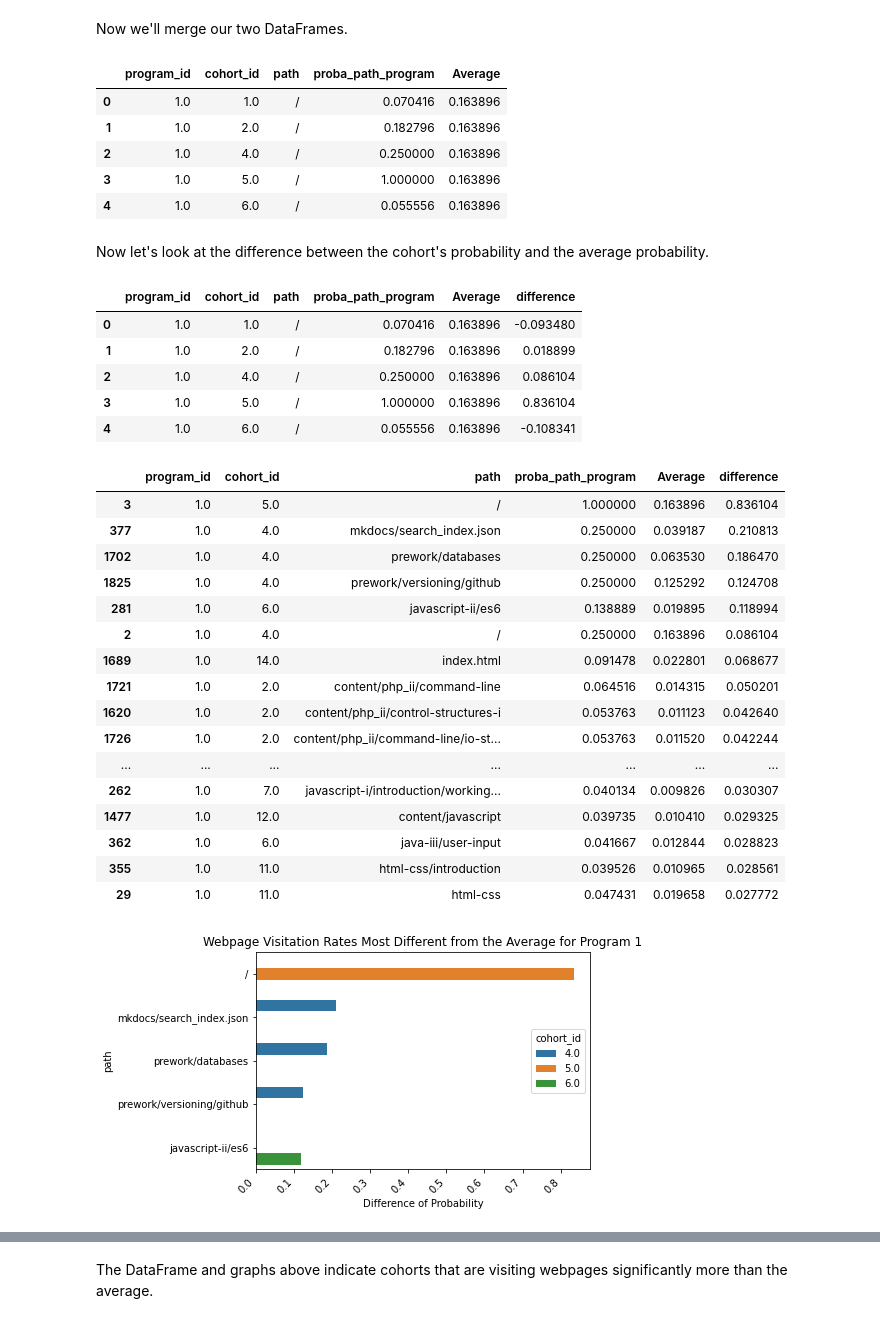
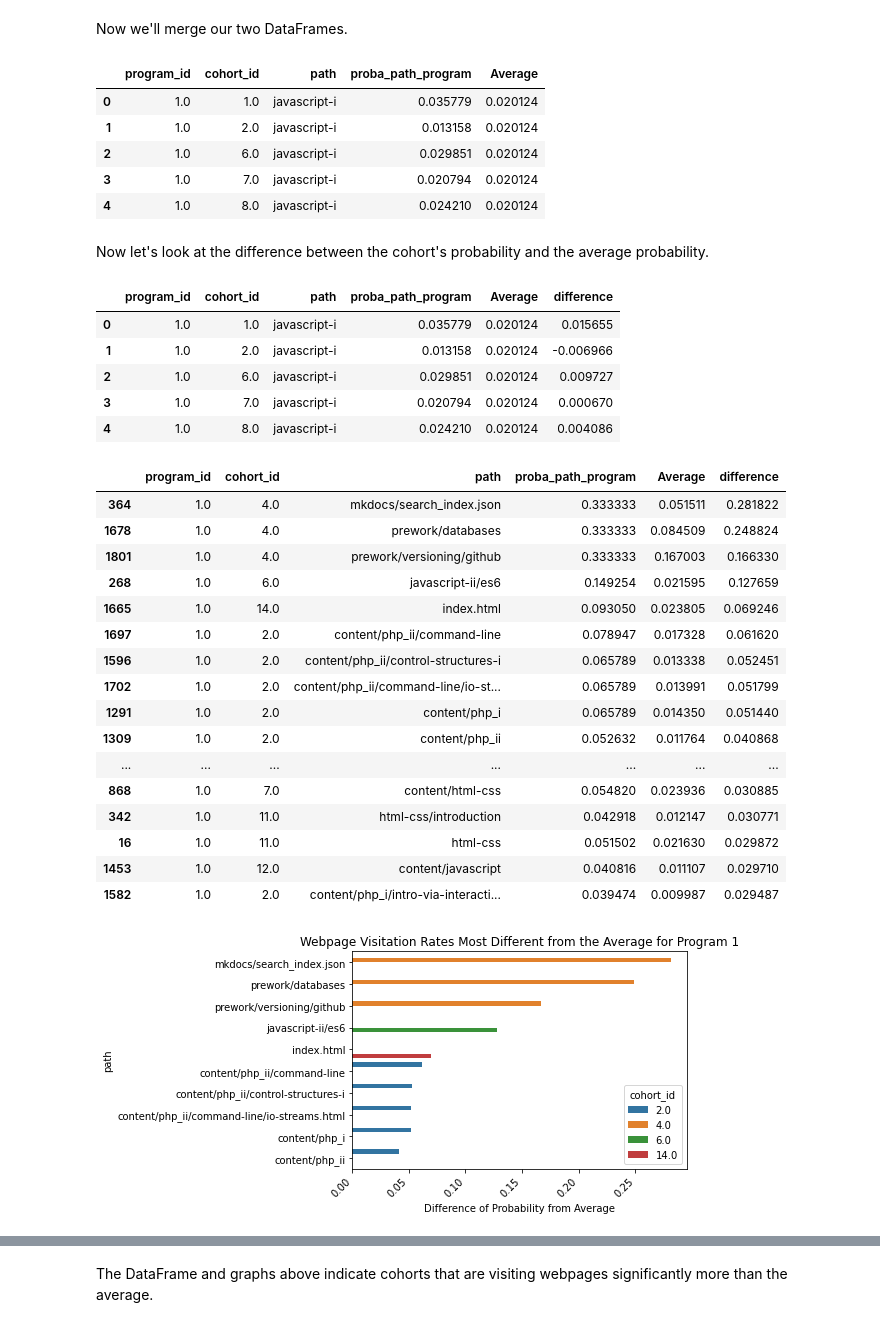
Before and after one commit to malachi-hale/anomaly-detection-project, a Jupyter notebook: Main_Notebook.ipynb, the cells around one changed output, grey strips where cells are left out. Drawn from its saved outputs; the diff is of its cells as text; code cells hidden in the pictures.

```diff
--- a/Main_Notebook.ipynb
+++ b/Main_Notebook.ipynb
@@ -162,0 +253,2 @@ df.head()
+# %%
+df = df[df.program_id != 4]
@@ -522,11 +919,11 @@ program_1 = pd.merge(program_1, average_probability, on = "path")
 program_1.head()
 # %% [output]
 |  | program_id | cohort_id | path | proba_path_program | Average |
-| 0 | 1.0 | 1.0 | / | 0.070416 | 0.163896 |
-| 1 | 1.0 | 2.0 | / | 0.182796 | 0.163896 |
-| 2 | 1.0 | 4.0 | / | 0.250000 | 0.163896 |
-| 3 | 1.0 | 5.0 | / | 1.000000 | 0.163896 |
-| 4 | 1.0 | 6.0 | / | 0.055556 | 0.163896 |
+| 0 | 1.0 | 1.0 | javascript-i | 0.035779 | 0.020124 |
+| 1 | 1.0 | 2.0 | javascript-i | 0.013158 | 0.020124 |
+| 2 | 1.0 | 6.0 | javascript-i | 0.029851 | 0.020124 |
+| 3 | 1.0 | 7.0 | javascript-i | 0.020794 | 0.020124 |
+| 4 | 1.0 | 8.0 | javascript-i | 0.024210 | 0.020124 |
 # %% [markdown]
 Now let's look at the difference between the cohort's probability and the average probability.
 # %%
@@ -534,36 +931,36 @@ program_1['difference'] = program_1['proba_path_program'] - program_1['Average']
 program_1.head()
 # %% [output]
 |  | program_id | cohort_id | path | proba_path_program | Average | difference |
-| 0 | 1.0 | 1.0 | / | 0.070416 | 0.163896 | -0.093480 |
-| 1 | 1.0 | 2.0 | / | 0.182796 | 0.163896 | 0.018899 |
-| 2 | 1.0 | 4.0 | / | 0.250000 | 0.163896 | 0.086104 |
-| 3 | 1.0 | 5.0 | / | 1.000000 | 0.163896 | 0.836104 |
-| 4 | 1.0 | 6.0 | / | 0.055556 | 0.163896 | -0.108341 |
+| 0 | 1.0 | 1.0 | javascript-i | 0.035779 | 0.020124 | 0.015655 |
+| 1 | 1.0 | 2.0 | javascript-i | 0.013158 | 0.020124 | -0.006966 |
+| 2 | 1.0 | 6.0 | javascript-i | 0.029851 | 0.020124 | 0.009727 |
+| 3 | 1.0 | 7.0 | javascript-i | 0.020794 | 0.020124 | 0.000670 |
+| 4 | 1.0 | 8.0 | javascript-i | 0.024210 | 0.020124 | 0.004086 |
 # %%
 program_1.sort_values(by = "difference", ascending = False).head(20)
 # %% [output]
 |  | program_id | cohort_id | path | proba_path_program | Average | difference |
-| 3 | 1.0 | 5.0 | / | 1.000000 | 0.163896 | 0.836104 |
-| 377 | 1.0 | 4.0 | mkdocs/search_index.json | 0.250000 | 0.039187 | 0.210813 |
-| 1702 | 1.0 | 4.0 | prework/databases | 0.250000 | 0.063530 | 0.186470 |
-| 1825 | 1.0 | 4.0 | prework/versioning/github | 0.250000 | 0.125292 | 0.124708 |
-| 281 | 1.0 | 6.0 | javascript-ii/es6 | 0.138889 | 0.019895 | 0.118994 |
-| 2 | 1.0 | 4.0 | / | 0.250000 | 0.163896 | 0.086104 |
-| 1689 | 1.0 | 14.0 | index.html | 0.091478 | 0.022801 | 0.068677 |
-| 1721 | 1.0 | 2.0 | content/php_ii/command-line | 0.064516 | 0.014315 | 0.050201 |
-| 1620 | 1.0 | 2.0 | content/php_ii/control-structures-i | 0.053763 | 0.011123 | 0.042640 |
-| 1726 | 1.0 | 2.0 | content/php_ii/command-line/io-st... | 0.053763 | 0.011520 | 0.042244 |
+| 364 | 1.0 | 4.0 | mkdocs/search_index.json | 0.333333 | 0.051511 | 0.281822 |
+| 1678 | 1.0 | 4.0 | prework/databases | 0.333333 | 0.084509 | 0.248824 |
+| 1801 | 1.0 | 4.0 | prework/versioning/github | 0.333333 | 0.167003 | 0.166330 |
+| 268 | 1.0 | 6.0 | javascript-ii/es6 | 0.149254 | 0.021595 | 0.127659 |
+| 1665 | 1.0 | 14.0 | index.html | 0.093050 | 0.023805 | 0.069246 |
+| 1697 | 1.0 | 2.0 | content/php_ii/command-line | 0.078947 | 0.017328 | 0.061620 |
+| 1596 | 1.0 | 2.0 | content/php_ii/control-structures-i | 0.065789 | 0.013338 | 0.052451 |
+| 1702 | 1.0 | 2.0 | content/php_ii/command-line/io-st... | 0.065789 | 0.013991 | 0.051799 |
+| 1291 | 1.0 | 2.0 | content/php_i | 0.065789 | 0.014350 | 0.051440 |
+| 1309 | 1.0 | 2.0 | content/php_ii | 0.052632 | 0.011764 | 0.040868 |
 | ... | ... | ... | ... | ... | ... | ... |
-| 262 | 1.0 | 7.0 | javascript-i/introduction/working... | 0.040134 | 0.009826 | 0.030307 |
-| 1477 | 1.0 | 12.0 | content/javascript | 0.039735 | 0.010410 | 0.029325 |
-| 362 | 1.0 | 6.0 | java-iii/user-input | 0.041667 | 0.012844 | 0.028823 |
-| 355 | 1.0 | 11.0 | html-css/introduction | 0.039526 | 0.010965 | 0.028561 |
-| 29 | 1.0 | 11.0 | html-css | 0.047431 | 0.019658 | 0.027772 |
+| 868 | 1.0 | 7.0 | content/html-css | 0.054820 | 0.023936 | 0.030885 |
+| 342 | 1.0 | 11.0 | html-css/introduction | 0.042918 | 0.012147 | 0.030771 |
+| 16 | 1.0 | 11.0 | html-css | 0.051502 | 0.021630 | 0.029872 |
+| 1453 | 1.0 | 12.0 | content/javascript | 0.040816 | 0.011107 | 0.029710 |
+| 1582 | 1.0 | 2.0 | content/php_i/intro-via-interacti... | 0.039474 | 0.009987 | 0.029487 |
 # %%
-different_from_average = program_1.sort_values(by = "difference", ascending = False).head(5)
+different_from_average = program_1.sort_values(by = "difference", ascending = False).head(10)
 # %%
 program_1_difference = sns.barplot(y = different_from_average.path, x = different_from_average.difference, hue = different_from_average.cohort_id)
 ticks = plt.setp(program_1_difference.get_xticklabels(), rotation = 45, horizontalalignment='right')
-labels = program_1_difference.set(Title = "Webpage Visitation Rates Most Different from the Average for Program 1", xlabel = "Difference of Probability")
+labels = program_1_difference.set(Title = "Webpage Visitation Rates Most Different from the Average for Program 1", xlabel = "Difference of Probability from Average")
 # %% [output]
-[figure, old version]
+[figure, new version]
```
Also changed, not shown: parts of 165 cells of this notebook, 1 other file.
